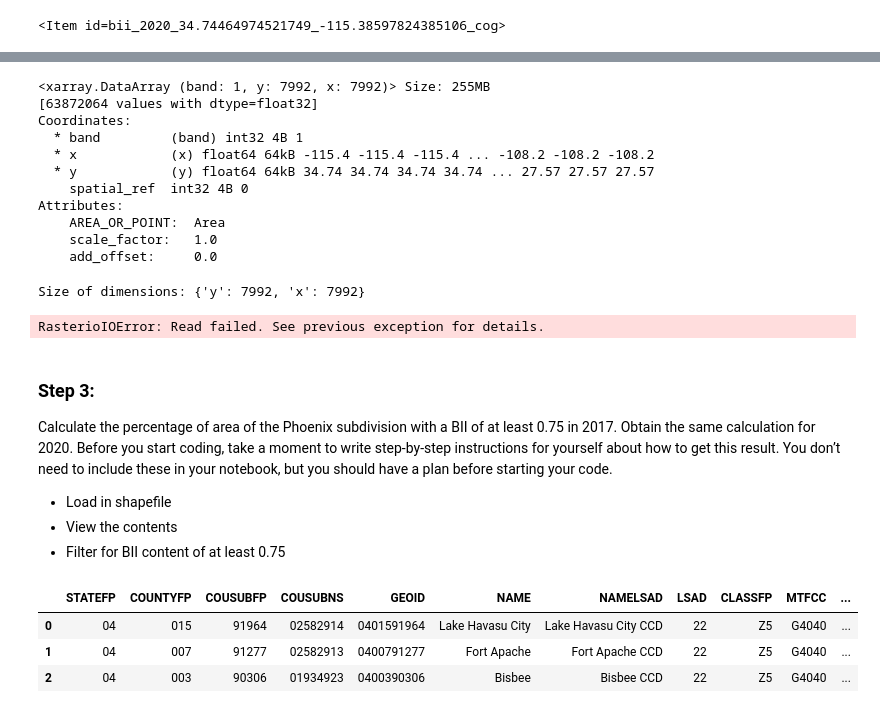
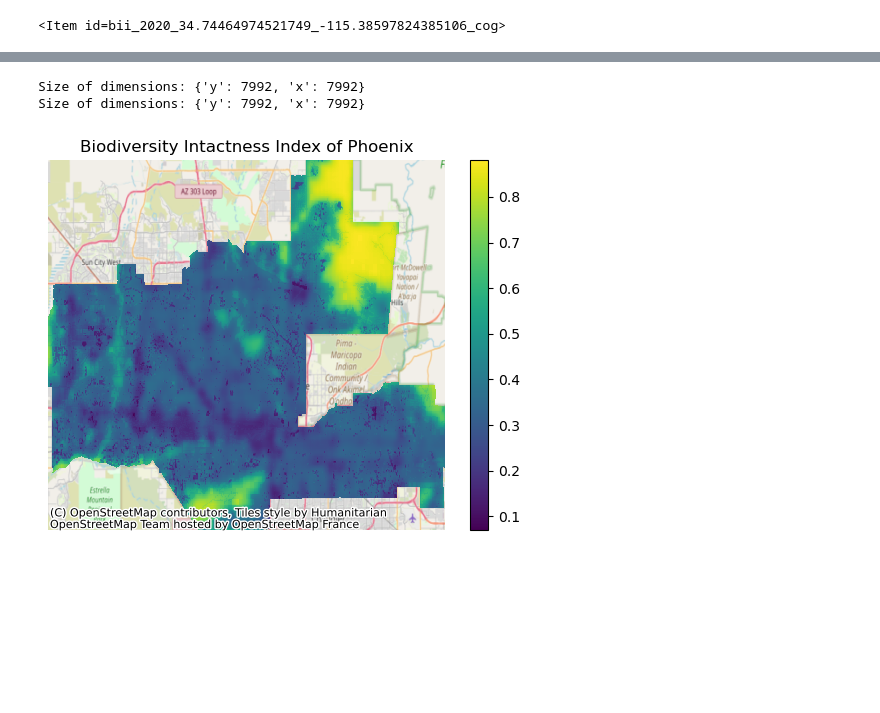
Before and after one commit to tommats00/phoenix-biodiversity-index, a Jupyter notebook: phoenix-biodiversity.ipynb, the cells around one changed output, grey strips where cells are left out. Saved outputs shown, nothing was run; the diff lists cells and outputs as text; code cells hidden in the pictures; blank space fills up the shorter version.

```diff
--- a/phoenix-biodiversity.ipynb
+++ b/phoenix-biodiversity.ipynb
@@ -104,0 +98,3 @@ The collection we are interested in from the catalog is `io-biodiversity`. When
+# %%
+phoenix = arizona_counties[arizona_counties['NAME']=='Phoenix']
+phoenix.head()
@@ -149,22 +147,16 @@ Image(url=item.assets['rendered_preview'].href, width=500)
 # %% [output]
 [interactive output not drawn]
 # %%
-biodiversity_levels = rioxr.open_rasterio(item.assets['data'].href)
-biodiversity_levels
+biodiversity_2017 = rioxr.open_rasterio(item_2017.assets['data'].href)
+biodiversity_2017
+
+biodiversity_2020 = rioxr.open_rasterio(item_2020.assets['data'].href)
-# %% [output]
-<xarray.DataArray (band: 1, y: 7992, x: 7992)> Size: 255MB
-[63872064 values with dtype=float32]
-Coordinates:
-  * band         (band) int32 4B 1
-  * x            (x) float64 64kB -115.4 -115.4 -115.4 ... -108.2 -108.2 -108.2
-  * y            (y) float64 64kB 34.74 34.74 34.74 34.74 ... 27.57 27.57 27.57
-    spatial_ref  int32 4B 0
-Attributes:
-    AREA_OR_POINT:  Area
-    scale_factor:   1.0
-    add_offset:     0.0
 # %%
-biodiversity_levels = biodiversity_levels.squeeze().drop_vars('band')
-print("Size of dimensions:", dict(biodiversity_levels.sizes))
+biodiversity_2017 = biodiversity_2017.squeeze().drop_vars('band')
+print("Size of dimensions:", dict(biodiversity_2017.sizes))
+
+biodiversity_2020 = biodiversity_2020.squeeze().drop_vars('band')
+print("Size of dimensions:", dict(biodiversity_2020.sizes))
 # %% [output]
 Size of dimensions: {'y': 7992, 'x': 7992}
+Size of dimensions: {'y': 7992, 'x': 7992}
@@ -182,18 +163,24 @@ Size of dimensions: {'y': 7992, 'x': 7992}
 # %%
-arizona_match = arizona_counties.to_crs(biodiversity_levels.rio.crs)
-assert arizona_match.crs == biodiversity_levels.rio.crs
+phoenix_match = phoenix.to_crs(biodiversity_2017.rio.crs)
+assert phoenix_match.crs == biodiversity_2017.rio.crs
 # %%
-biodiversity_step1 = biodiversity_levels.rio.clip_box(*arizona_match.total_bounds)
-biodiversity_step2 = biodiversity_step1.rio.clip(arizona_match.geometry)
+biodiversity_2017_1 = biodiversity_2017.rio.clip_box(*phoenix_match.total_bounds)
+biodiversity_2017_2 = biodiversity_2017_1.rio.clip(phoenix_match.geometry)
 
 
-# Plot the first clipped raster
-biodiversity_step2.plot()
+# Plotting
+fig, ax = plt.subplots()
+
+# Plot the clipped raster
+biodiversity_2017_2.plot(ax=ax,
+                        )
+ax.set_title("Biodiversity Intactness Index of Phoenix")
+ax.axis('off')
+
+# Contextily basemap
+ctx.add_basemap(ax, crs= phoenix_match.crs)
+
+
+plt.show()
 # %% [output]
-RasterioIOError: Read failed. See previous exception for details.
+[figure, added]
-# %% [markdown]
-### Step 3:
-Calculate the percentage of area of the Phoenix subdivision with a BII of at least 0.75 in 2017. Obtain the same calculation for 2020. Before you start coding, take a moment to write step-by-step instructions for yourself about how to get this result. You don’t need to include these in your notebook, but you should have a plan before starting your code.
-- Load in shapefile
-- View the contents
-- Filter for BII content of at least 0.75
@@ -202,7 +186,0 @@ arizona_counties = gpd.read_file('data/arizona_subcounty/tl_2020_04_cousub.shp')
-# %%
-arizona_counties.head(3)
-# %% [output]
-|  | STATEFP | COUNTYFP | COUSUBFP | COUSUBNS | GEOID | NAME | NAMELSAD | LSAD | CLASSFP | MTFCC | ... |
-| 0 | 04 | 015 | 91964 | 02582914 | 0401591964 | Lake Havasu City | Lake Havasu City CCD | 22 | Z5 | G4040 | ... |
-| 1 | 04 | 007 | 91277 | 02582913 | 0400791277 | Fort Apache | Fort Apache CCD | 22 | Z5 | G4040 | ... |
-| 2 | 04 | 003 | 90306 | 01934923 | 0400390306 | Bisbee | Bisbee CCD | 22 | Z5 | G4040 | ... |
```
Also changed, not shown: parts of 28 cells of this notebook.
